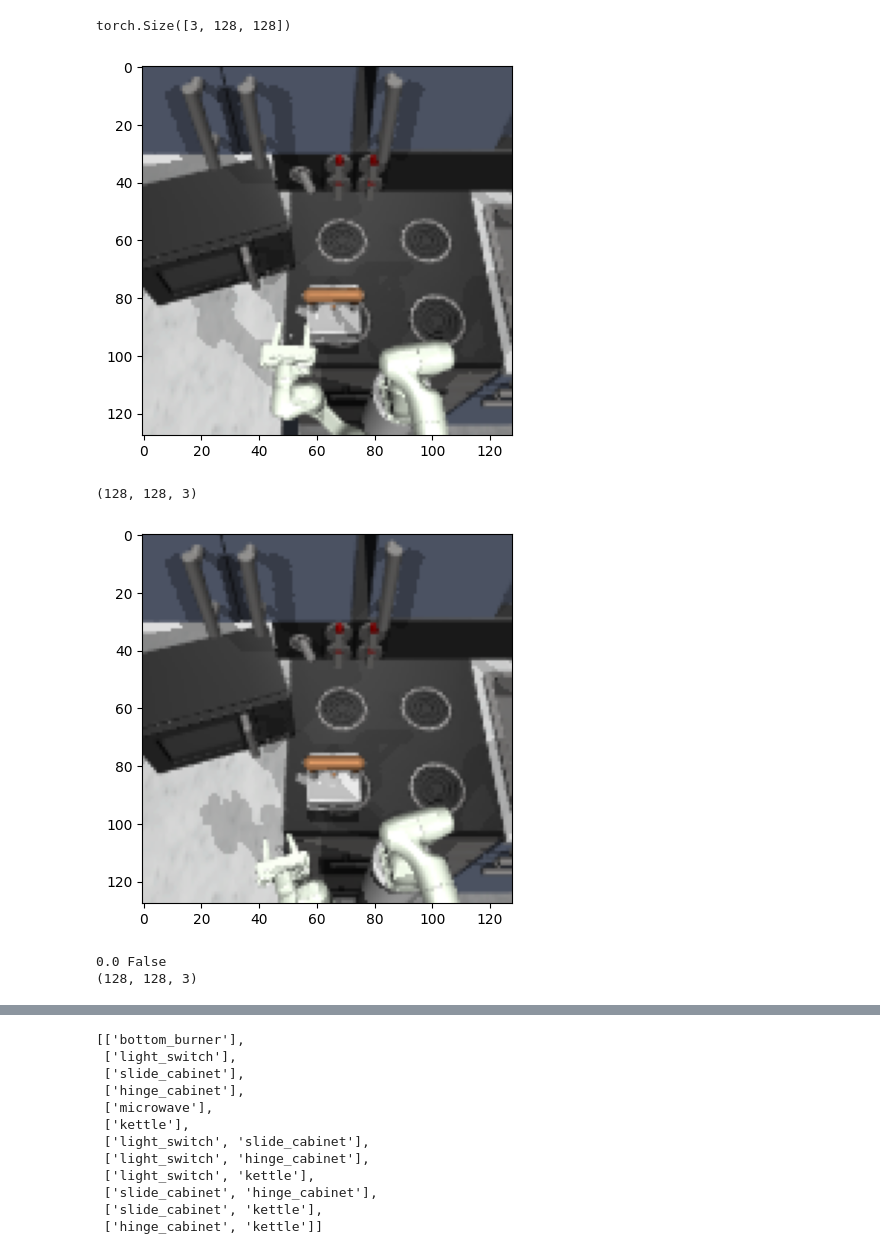
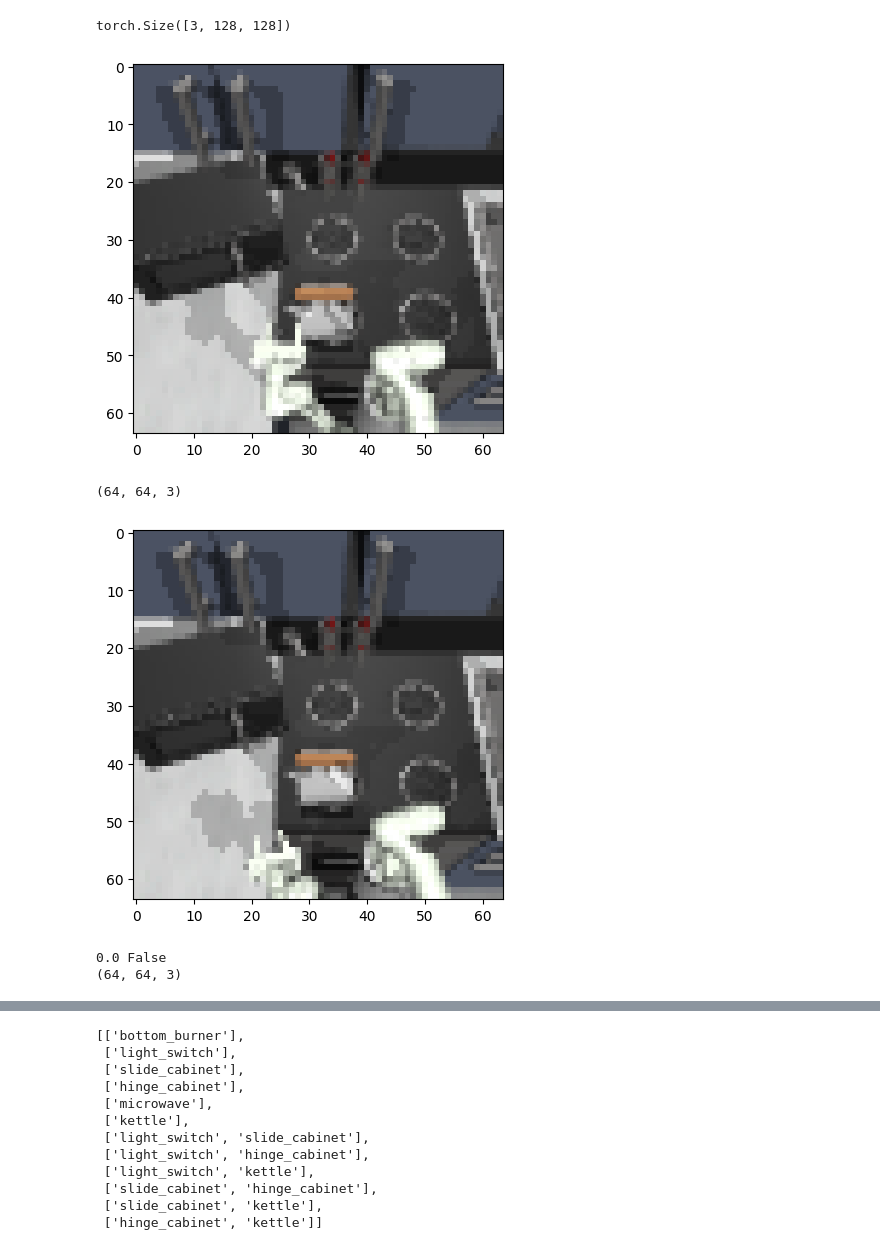
Before and after one commit to nRknpy/WorldModel2024-IntrinsicMotivation, a Jupyter notebook: src/debug.ipynb, the cells around one changed output, grey strips where cells are left out. Drawn from its saved outputs; the diff is of its cells as text; code cells hidden in the pictures.

```diff
--- a/src/debug.ipynb
+++ b/src/debug.ipynb
@@ -31,29 +31,28 @@ torch.Size([3, 128, 128])
 # %%
 from envs.franka_kitchen import FrankaKichenEnv
 import matplotlib.pyplot as plt
 import numpy as np
 
-env = FrankaKichenEnv(128, 2, 1000, 0)
+env = FrankaKichenEnv(64, 2, 1000, 0)
 plt.imshow(env.reset())
 plt.show()
 # %% [output]
-[figure, old version]
+[figure, new version]
 # %%
 env.observation_space.shape
 # %% [output]
-(128, 128, 3)
+(64, 64, 3)
 # %%
-
-env.set_goal_idx(9)
+env.set_goal_idx(8)
 obs, reward, done, info = env.step(np.ones(9))
 plt.imshow(obs)
 plt.show()
 print(reward, done)
 print(obs.shape)
 # %% [output]
-[figure, old version]
+[figure, new version]
 0.0 False
-(128, 128, 3)
+(64, 64, 3)
 # %%
 print(env._base_env.data.qpos, env._base_env.data.qvel)
 plt.imshow(env.get_goal_obs())
```
Also changed, not shown: parts of 2 cells of this notebook, 2 other files.
